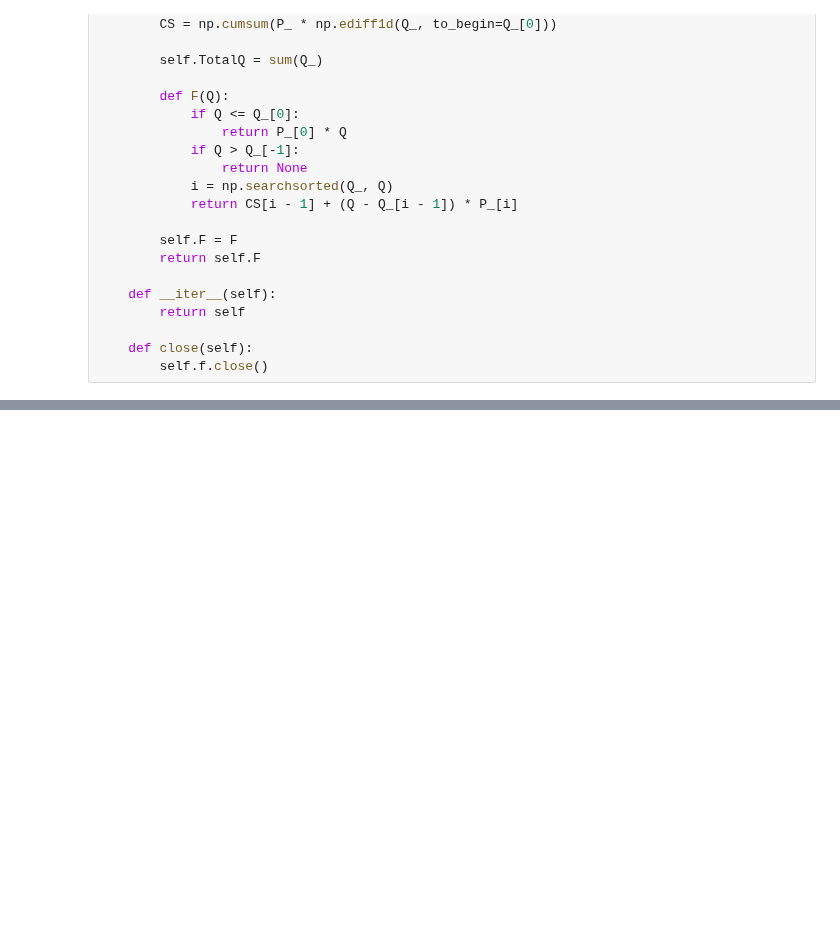
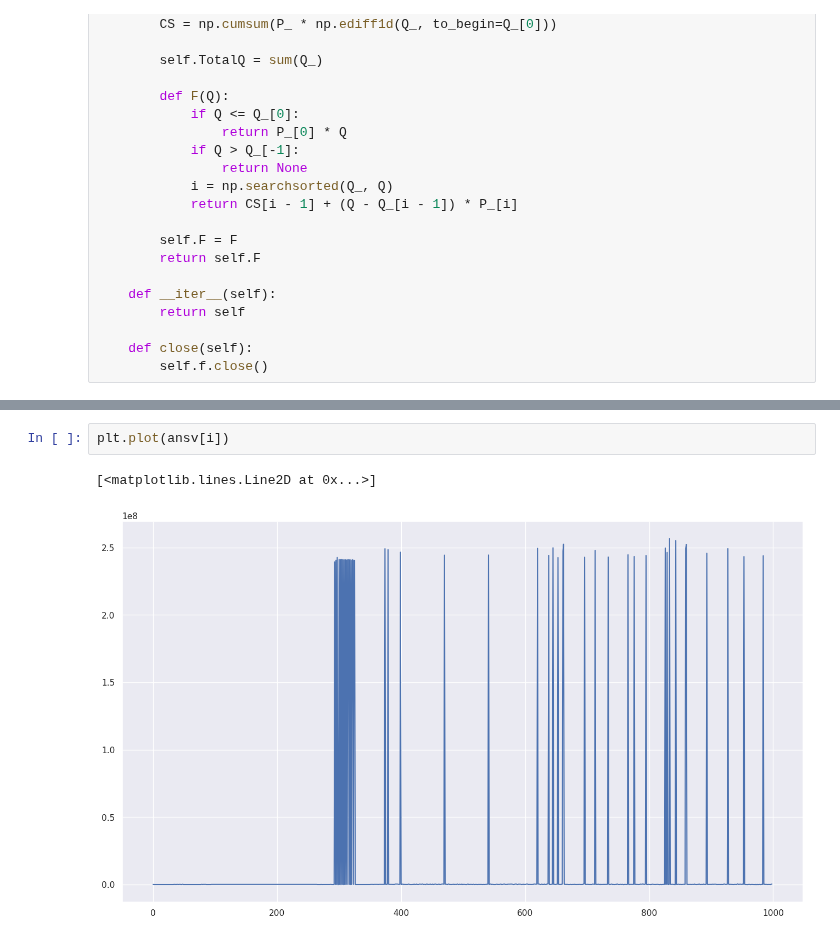
Before and after one commit to VsevolodZaostrovsky/OWModel, a Jupyter notebook: ImpactPrediction/MIgraphs.ipynb, the cells around one changed output, grey strips where cells are left out. Drawn from its saved outputs; the diff is of its cells as text; blank space fills up the shorter version.

```diff
--- a/ImpactPrediction/MIgraphs.ipynb
+++ b/ImpactPrediction/MIgraphs.ipynb
@@ -96,0 +136,5 @@ plt.plot(ans[i])
+# %%
+plt.plot(ansv[i])
+# %% [output]
+[<matplotlib.lines.Line2D at 0x...>]
+[figure, added]
```
Also changed, not shown: parts of 7 cells of this notebook.
